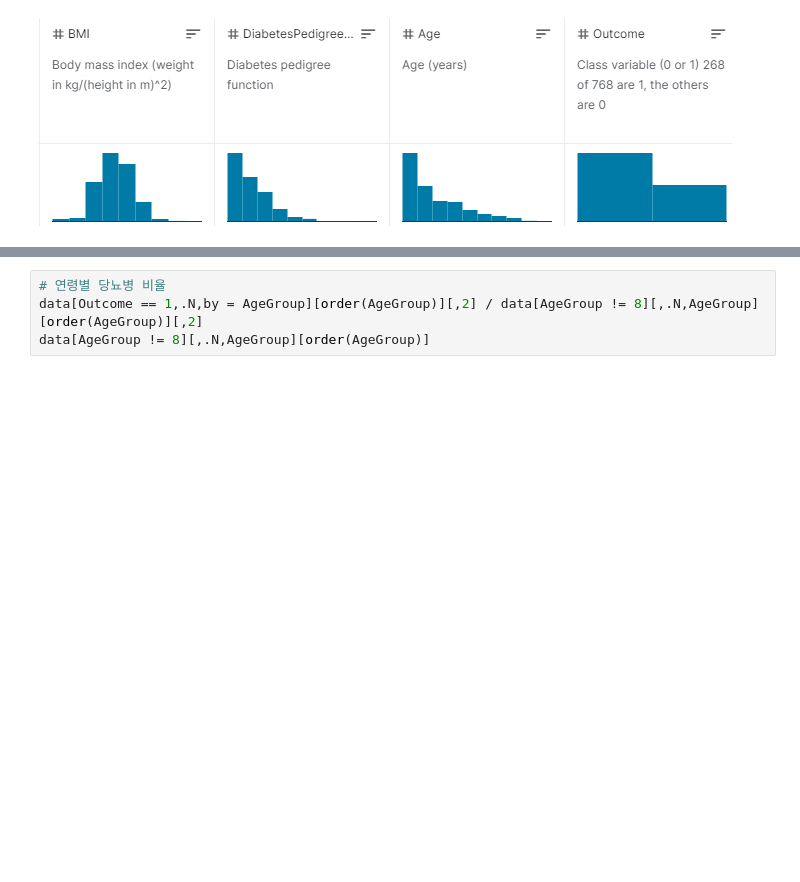
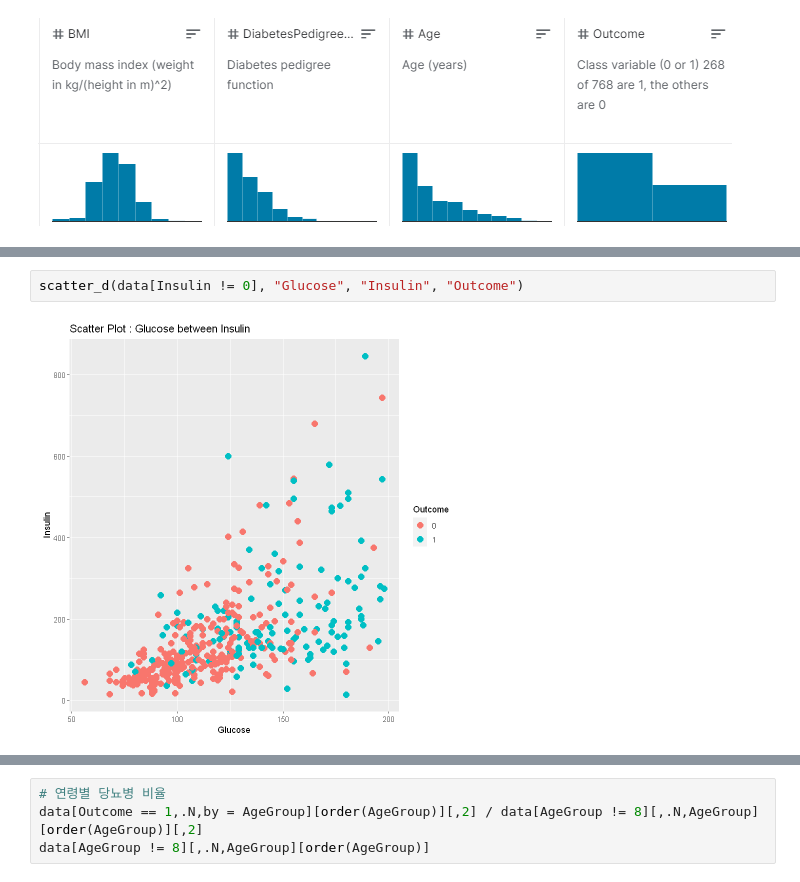
Before and after one commit to thdgmltjd123/Kaggle_PimaIndian, a Jupyter notebook: 캐글 Pima Indians diabetes.ipynb, the cells around one changed output, grey strips where cells are left out. Saved outputs shown, nothing was run; the diff lists cells and outputs as text; blank space fills up the shorter version.

```diff
--- a/캐글 Pima Indians diabetes.ipynb
+++ b/캐글 Pima Indians diabetes.ipynb
@@ -102,0 +209,4 @@ A data.table: 768 × 12
+# %%
+scatter_d(data[Insulin != 0], "Glucose", "Insulin", "Outcome")
+# %% [output]
+[figure, added]
```
Also changed, not shown: parts of 43 cells of this notebook.
